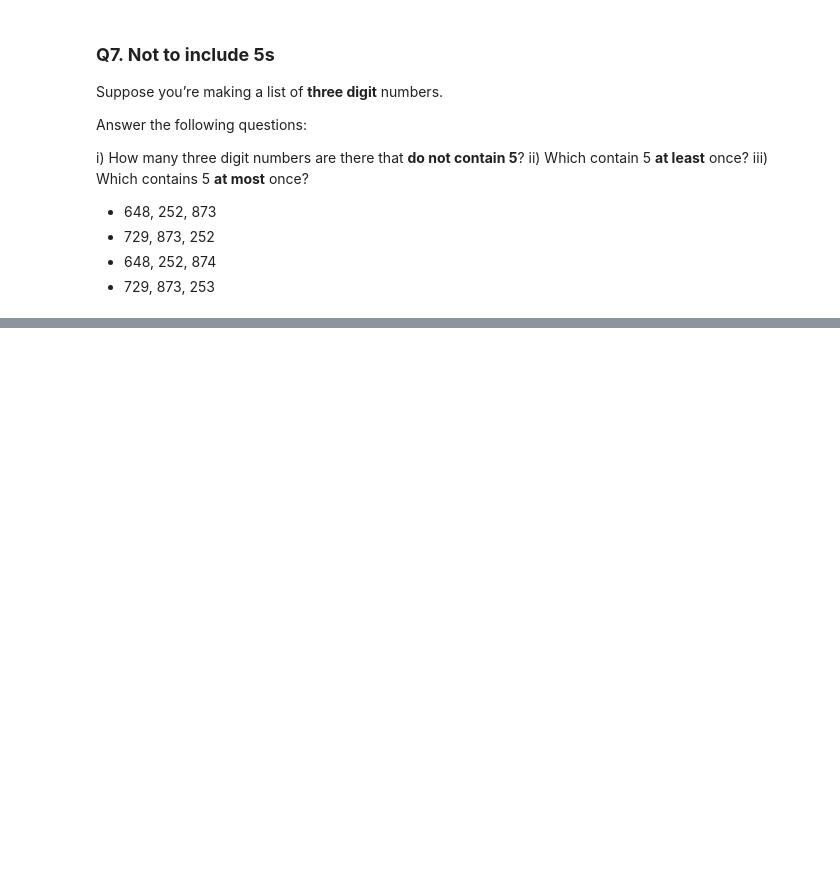
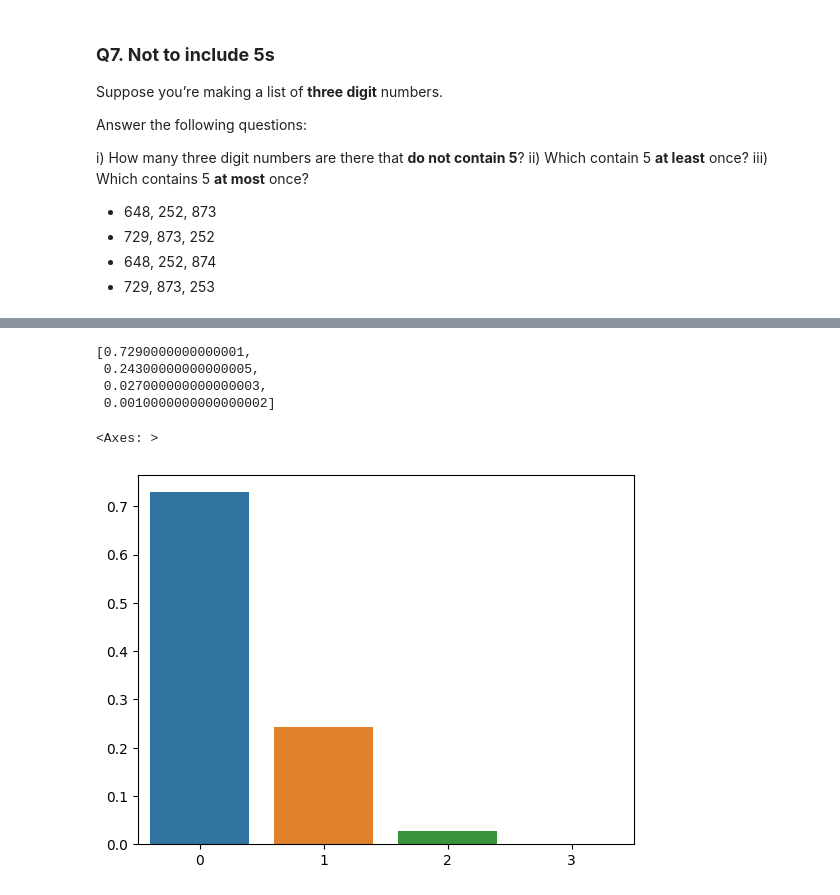
Before and after one commit to SaiArjunSairamje/Probability-and-Stats, a Jupyter notebook: Prob & Stats (Personal Notes) .ipynb, the cells around one changed output, grey strips where cells are left out. Drawn from its saved outputs; the diff is of its cells as text; code cells hidden in the pictures; blank space fills up the shorter version.

```diff
--- a/Prob & Stats (Personal Notes) .ipynb
+++ b/Prob & Stats (Personal Notes) .ipynb
@@ -1573,0 +1671,23 @@ iii) Which contains 5 **at most** once?
+# %%
+n = 3
+p = 0.1
+x_vals = [0, 1, 2, 3]
+# %%
+probs = [
+    (1-p)*(1-p)*(1-p),      # prob for x = 0
+    (1-p)*(1-p)*p + (1-p)*p*(1-p) + p*(1-p)*(1-p),      # prob of x = 1
+    (1-p)*p*p + p*(1-p)*p + p*p*(1-p),      # prob x = 2
+    p*p*p     # prob for x = 4
+]
+# %%
+probs
+# %% [output]
+[0.7290000000000001,
+ 0.24300000000000005,
+ 0.027000000000000003,
+ 0.0010000000000000002]
+# %%
+sns.barplot(x = x_vals, y = probs)
+# %% [output]
+<Axes: >
+[figure, added]
```
Also changed, not shown: parts of 43 cells of this notebook.
